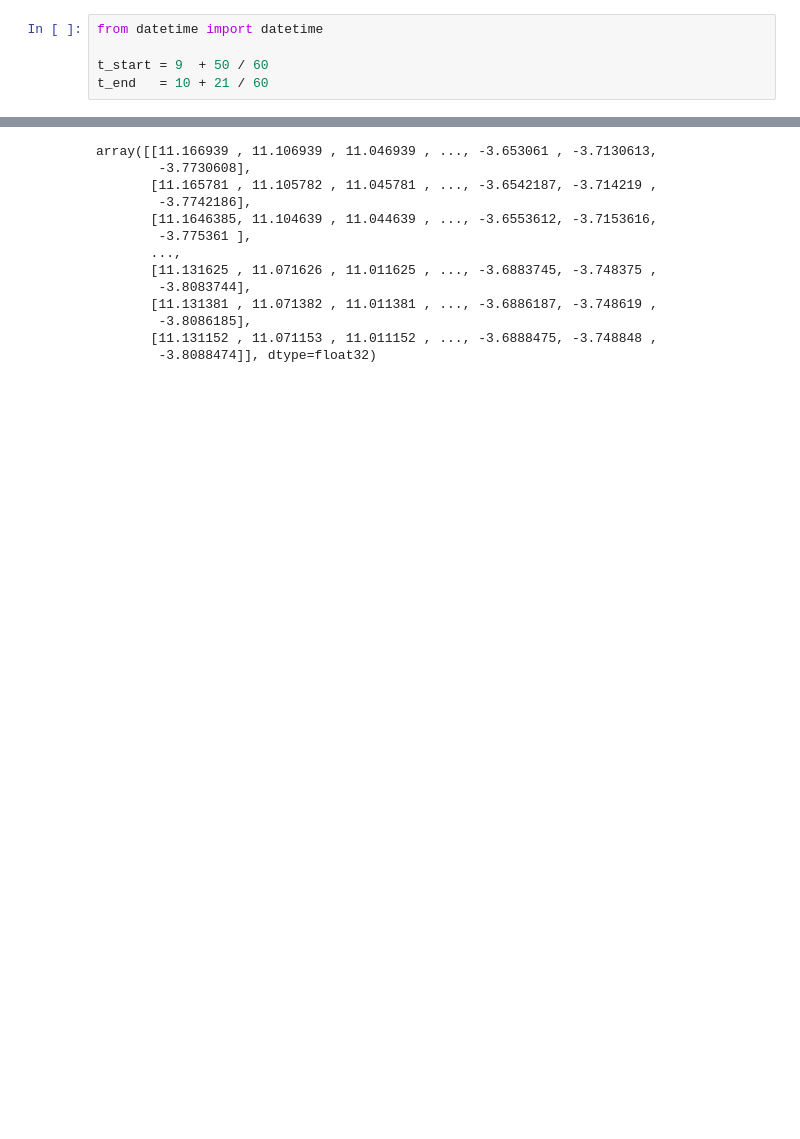
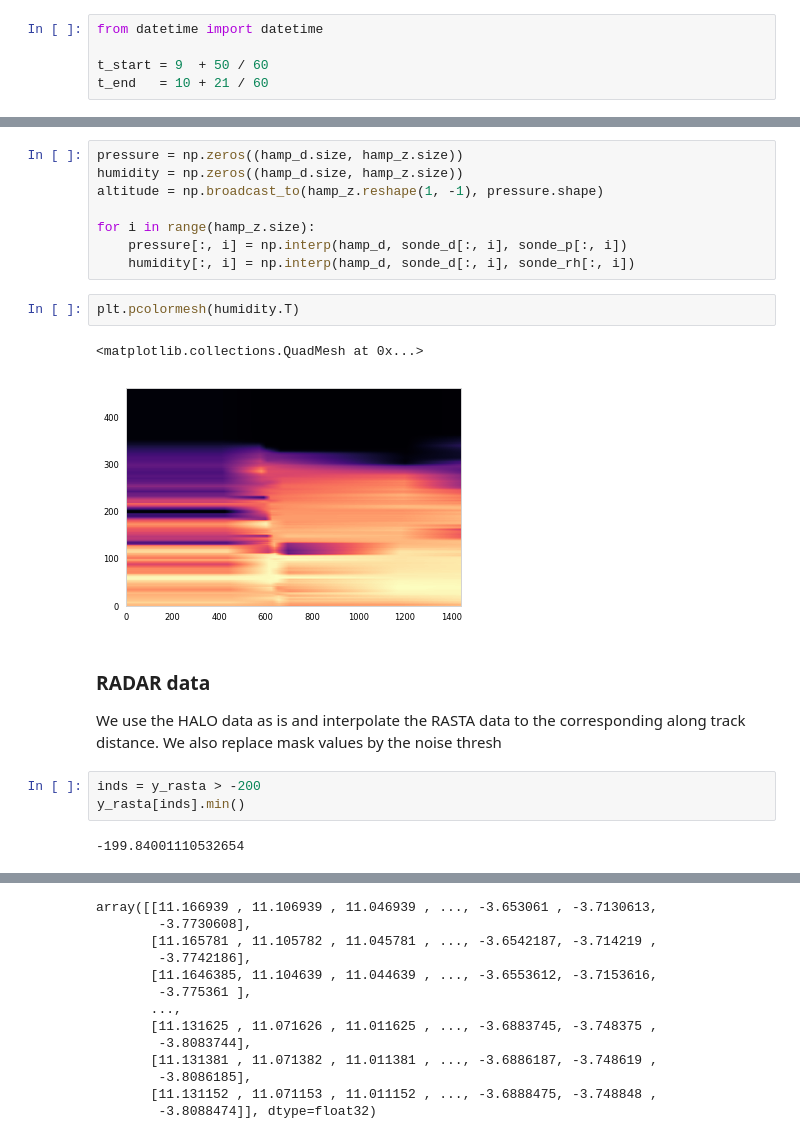
Before and after one commit to simonpf/ismar_combined, a Jupyter notebook: notebooks/first_look.ipynb, the cells around one changed output, grey strips where cells are left out. Cells and saved outputs as stored; diff of their text form; blank space fills up the shorter version.

```diff
--- a/notebooks/first_look.ipynb
+++ b/notebooks/first_look.ipynb
@@ -137,0 +240,23 @@ TTTTTTTTTTTTTT
+# %%
+pressure = np.zeros((hamp_d.size, hamp_z.size))
+humidity = np.zeros((hamp_d.size, hamp_z.size))
+altitude = np.broadcast_to(hamp_z.reshape(1, -1), pressure.shape)
+
+for i in range(hamp_z.size):
+    pressure[:, i] = np.interp(hamp_d, sonde_d[:, i], sonde_p[:, i])
+    humidity[:, i] = np.interp(hamp_d, sonde_d[:, i], sonde_rh[:, i])
+# %%
+plt.pcolormesh(humidity.T)
+# %% [output]
+<matplotlib.collections.QuadMesh at 0x...>
+[figure, added]
+# %% [markdown]
+### RADAR data
+
+We use the HALO data as is and interpolate the RASTA data to the corresponding along track distance.
+We also replace mask values by the noise thresh
+# %%
+inds = y_rasta > -200
+y_rasta[inds].min()
+# %% [output]
+-199.84001110532654
```
Also changed, not shown: parts of 37 cells of this notebook.
